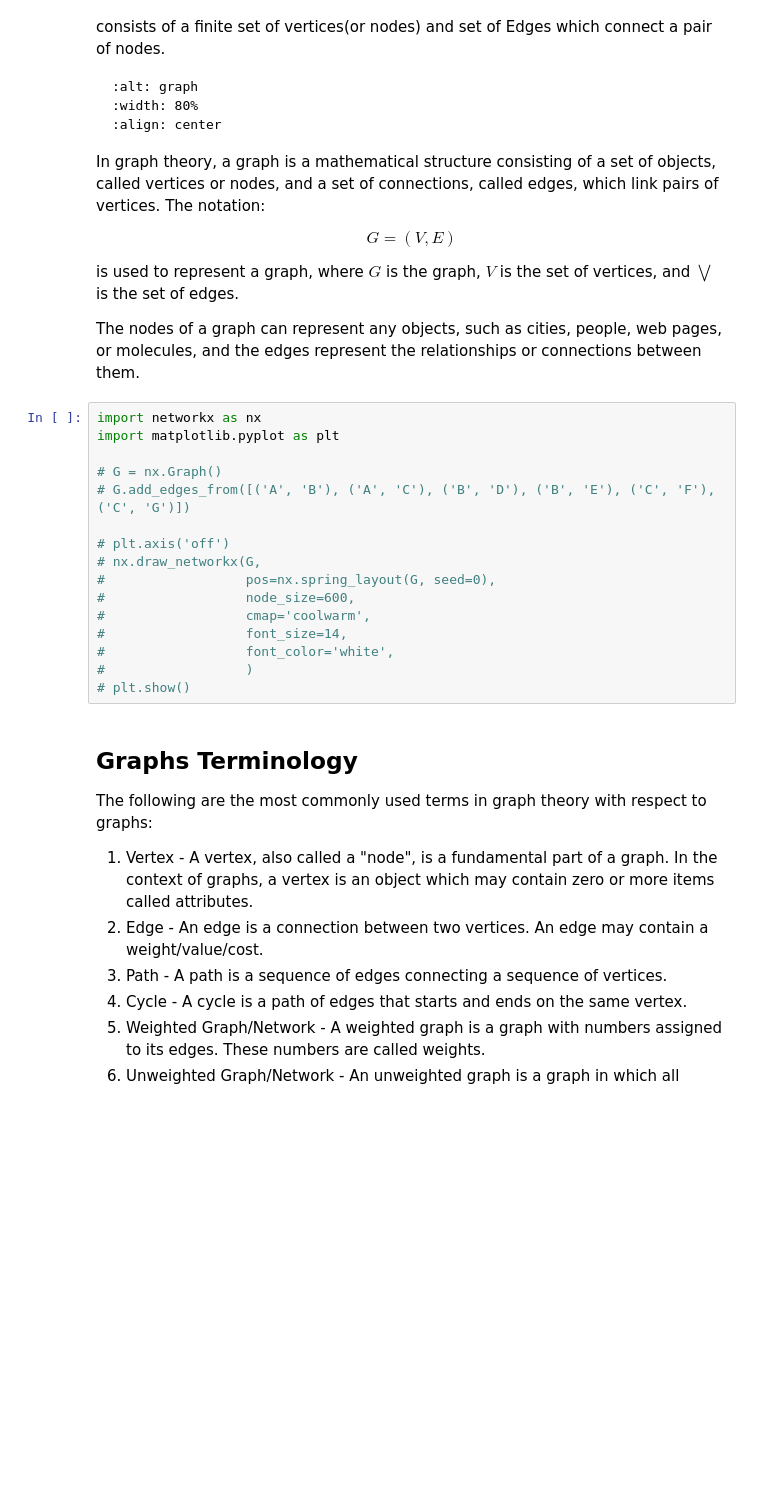
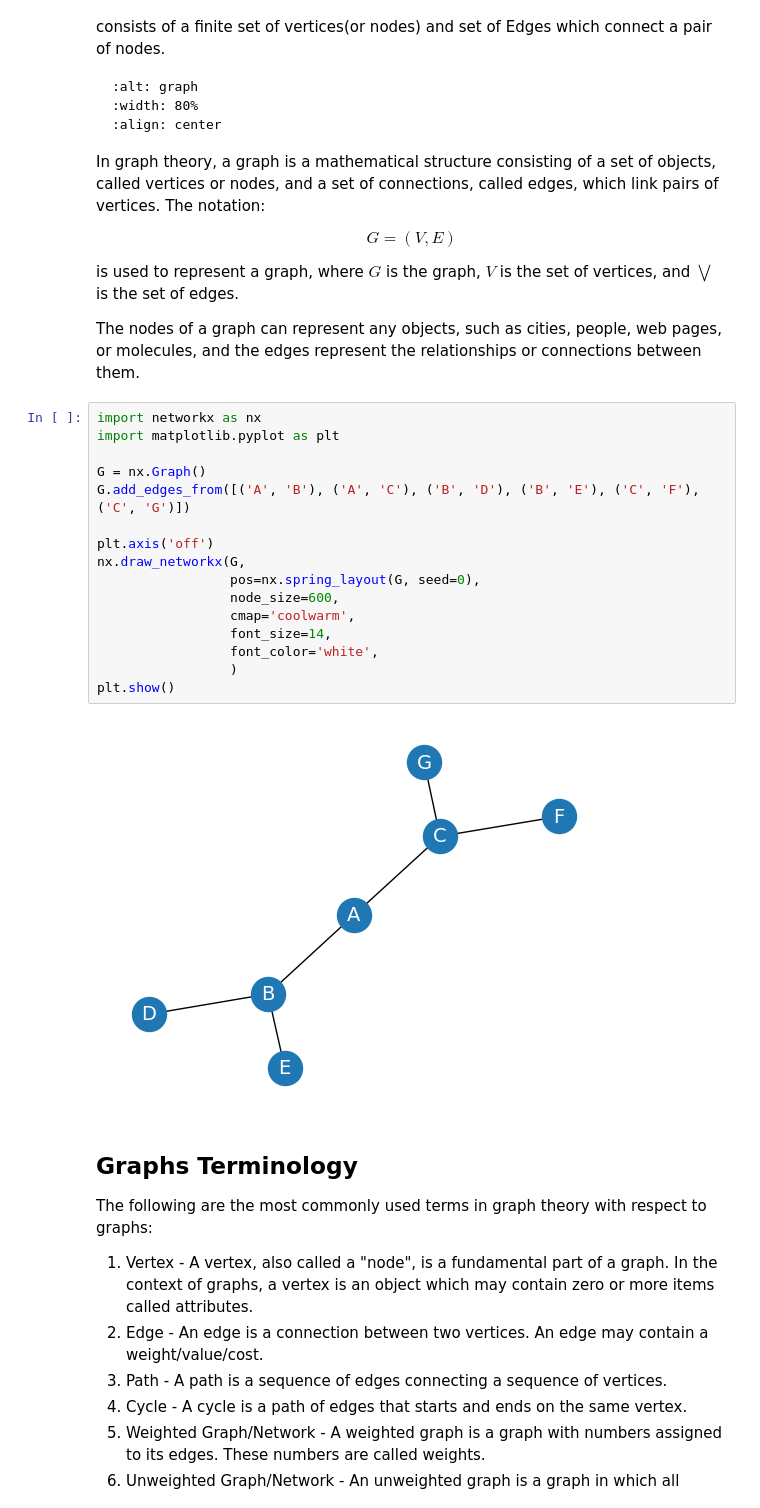
Before and after one commit to akkefa/ml-notes, a Jupyter notebook: docs/graph/introduction.ipynb, the cells around one changed output. Cells and saved outputs as stored; diff of their text form; blank space fills up the shorter version.

```diff
--- a/docs/graph/introduction.ipynb
+++ b/docs/graph/introduction.ipynb
@@ -48,19 +48,21 @@ The nodes of a graph can represent any objects, such as cities, people, web page
 # %%
 import networkx as nx
 import matplotlib.pyplot as plt
 
-# G = nx.Graph()
-# G.add_edges_from([('A', 'B'), ('A', 'C'), ('B', 'D'), ('B', 'E'), ('C', 'F'), ('C', 'G')])
+G = nx.Graph()
+G.add_edges_from([('A', 'B'), ('A', 'C'), ('B', 'D'), ('B', 'E'), ('C', 'F'), ('C', 'G')])
 
-# plt.axis('off')
-# nx.draw_networkx(G,
-#                  pos=nx.spring_layout(G, seed=0),
-#                  node_size=600,
-#                  cmap='coolwarm',
-#                  font_size=14,
-#                  font_color='white',
-#                  )
-# plt.show()
+plt.axis('off')
+nx.draw_networkx(G,
+                 pos=nx.spring_layout(G, seed=0),
+                 node_size=600,
+                 cmap='coolwarm',
+                 font_size=14,
+                 font_color='white',
+                 )
+plt.show()
+# %% [output]
+[figure, added]
 # %% [markdown]
 ## Graphs Terminology
 The following are the most commonly used terms in graph theory with respect to graphs:
```
